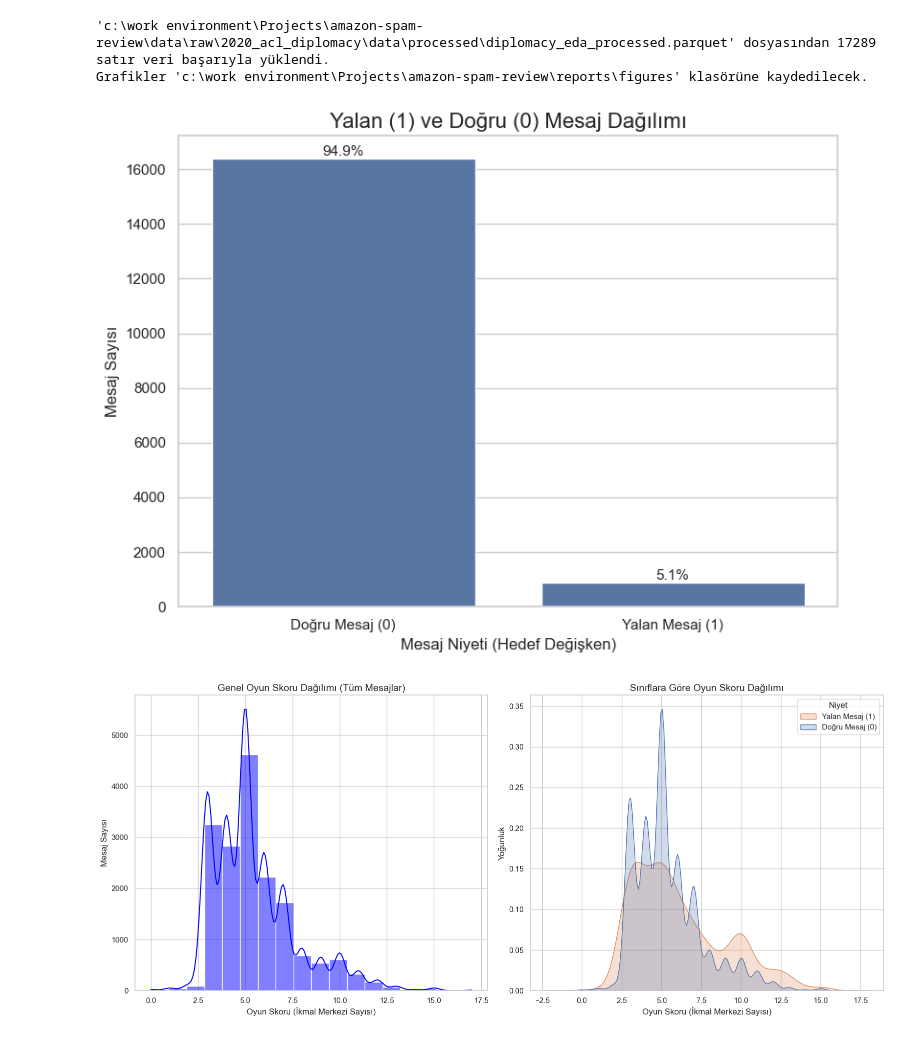
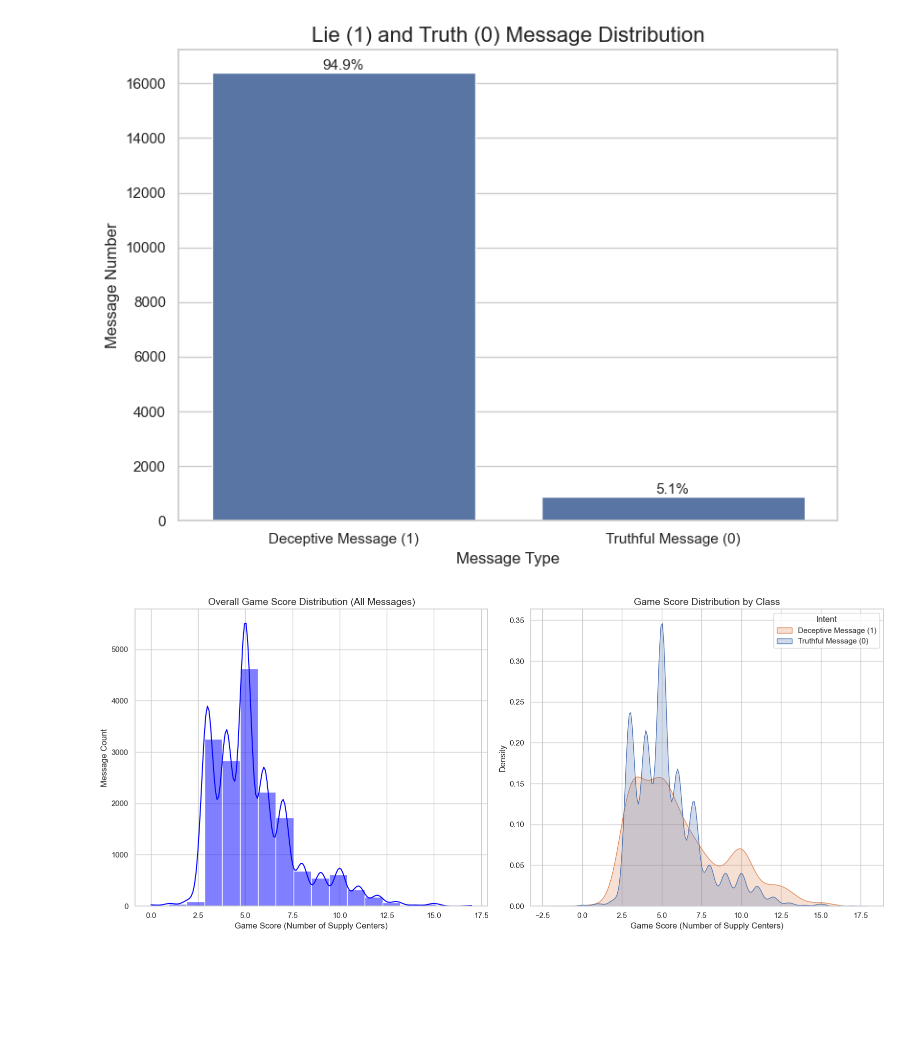
Before and after one commit to AybarsKansu/amazon-fake-review-detector, a Jupyter notebook: notebooks/data_prerocessing_diplomacy.ipynb, the cells around one changed output. Cells and saved outputs as stored; diff of their text form; code cells hidden in the pictures; blank space fills up the shorter version.

Commit message:
diplomacy preprocessing bug fix

```diff
--- a/notebooks/data_prerocessing_diplomacy.ipynb
+++ b/notebooks/data_prerocessing_diplomacy.ipynb
@@ -151,64 +124,50 @@ os.makedirs(reports_dir, exist_ok=True)
 # %%
 try:
     data = pd.read_parquet(data_path)
-    print(f"'{data_path}' dosyasından {len(data)} satır veri başarıyla yüklendi.")
-    print(f"Grafikler '{reports_dir}' klasörüne kaydedilecek.")
-    # Grafik stilini ayarla
     sns.set_theme(style="whitegrid")
 except FileNotFoundError:
-    print(f"HATA: '{data_path}' dosyası bulunamadı!")
-    print("Lütfen bir önceki ön işleme (preprocessing) kodunu çalıştırdığından emin ol.")
+    print(f"ERROR: '{data_path}' FILE NOT FOUND!")
-# %% [output]
-'c:\work environment\Projects\amazon-spam-review\data\raw\2020_acl_diplomacy\data\processed\diplomacy_eda_processed.parquet' dosyasından 17289 satır veri başarıyla yüklendi.
-Grafikler 'c:\work environment\Projects\amazon-spam-review\reports\figures' klasörüne kaydedilecek.
 # %%
 plt.figure(figsize=(8, 6))
-# 'class' yerine 'target' kolonunu kullanıyoruz
-# HATA DÜZELTME: palette={...} parametresi kaldırıldı.
 ax1 = sns.countplot(x='target', data=data)
-plt.title('Yalan (1) ve Doğru (0) Mesaj Dağılımı', fontsize=16)
-plt.xlabel('Mesaj Niyeti (Hedef Değişken)', fontsize=12)
-plt.ylabel('Mesaj Sayısı', fontsize=12)
-# Etiketleri güncelliyoruz
-plt.xticks(ticks=[0, 1], labels=['Doğru Mesaj (0)', 'Yalan Mesaj (1)'])
+plt.title('Lie (1) and Truth (0) Message Distribution', fontsize=16)
+plt.xlabel('Message Type', fontsize=12)
+plt.ylabel('Message Number', fontsize=12)
+plt.xticks(ticks=[0, 1], labels=['Deceptive Message (1)', 'Truthful Message (0)'])
 
-# Yüzdeleri ekle
 total = len(data)
 for p in ax1.patches:
     percentage = f'{100 * p.get_height() / total:.1f}%'
     x = p.get_x() + p.get_width() / 2
     y = p.get_height() + 100
     ax1.annotate(percentage, (x, y), ha='center', fontsize=11)
 
 plt.tight_layout()
 plt.savefig(os.path.join(reports_dir, "diplomacy_01_class_distribution.png"))
 plt.show()
 # %% [output]
-[figure, old version]
+[figure, new version]
 # %%
 plt.figure(figsize=(16, 7))
 
-# Tüm veri için oyun skoru dağılımı
 plt.subplot(1, 2, 1)
 sns.histplot(data=data, x='game_score', bins=18, kde=True, color='blue')
-plt.title('Genel Oyun Skoru Dağılımı (Tüm Mesajlar)', fontsize=14)
-plt.xlabel('Oyun Skoru (İkmal Merkezi Sayısı)', fontsize=12)
-plt.ylabel('Mesaj Sayısı', fontsize=12)
+plt.title('Overall Game Score Distribution (All Messages)', fontsize=14)
+plt.xlabel('Game Score (Number of Supply Centers)', fontsize=12)
+plt.ylabel('Message Count', fontsize=12)
 
-# Sınıflara göre oyun skoru dağılımı
 plt.subplot(1, 2, 2)
-# HATA DÜZELTME: palette={...} parametresi kaldırıldı.
 sns.kdeplot(data=data, x='game_score', hue='target',
             fill=True, common_norm=False)
-plt.title('Sınıflara Göre Oyun Skoru Dağılımı', fontsize=14)
-plt.xlabel('Oyun Skoru (İkmal Merkezi Sayısı)', fontsize=12)
-plt.ylabel('Yoğunluk', fontsize=12)
-plt.legend(title='Niyet', labels=['Yalan Mesaj (1)', 'Doğru Mesaj (0)'])
+plt.title('Game Score Distribution by Class', fontsize=14)
+plt.xlabel('Game Score (Number of Supply Centers)', fontsize=12)
+plt.ylabel('Density', fontsize=12)
+plt.legend(title='Intent', labels=['Deceptive Message (1)', 'Truthful Message (0)'])
 
 plt.tight_layout()
 plt.savefig(os.path.join(reports_dir, "diplomacy_02_score_distribution.png"))
 plt.show()
 # %% [output]
-[figure, old version]
+[figure, new version]
 # %%
 plt.figure(figsize=(12, 7))
```
Also changed, not shown: parts of 6 cells of this notebook, 5 other files.
